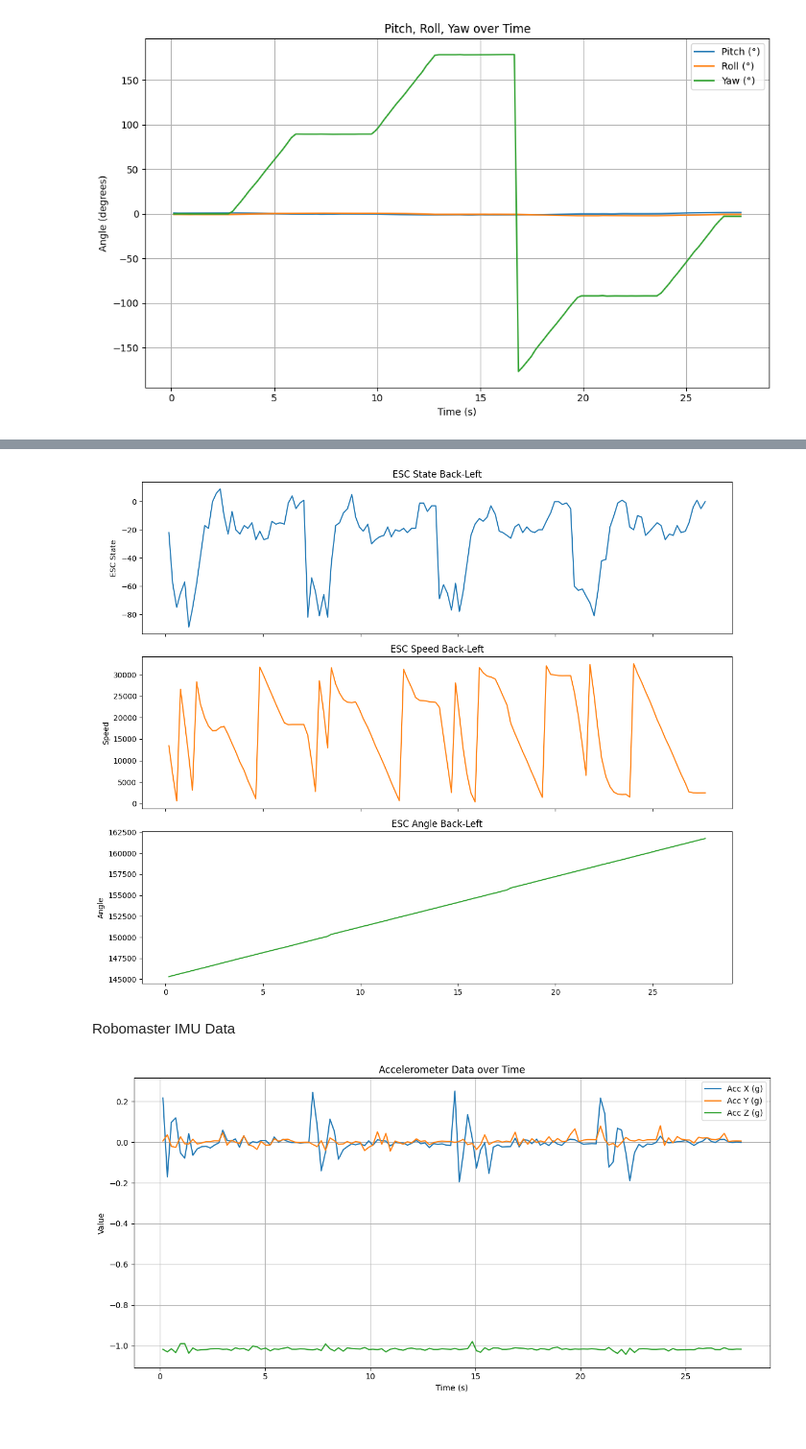
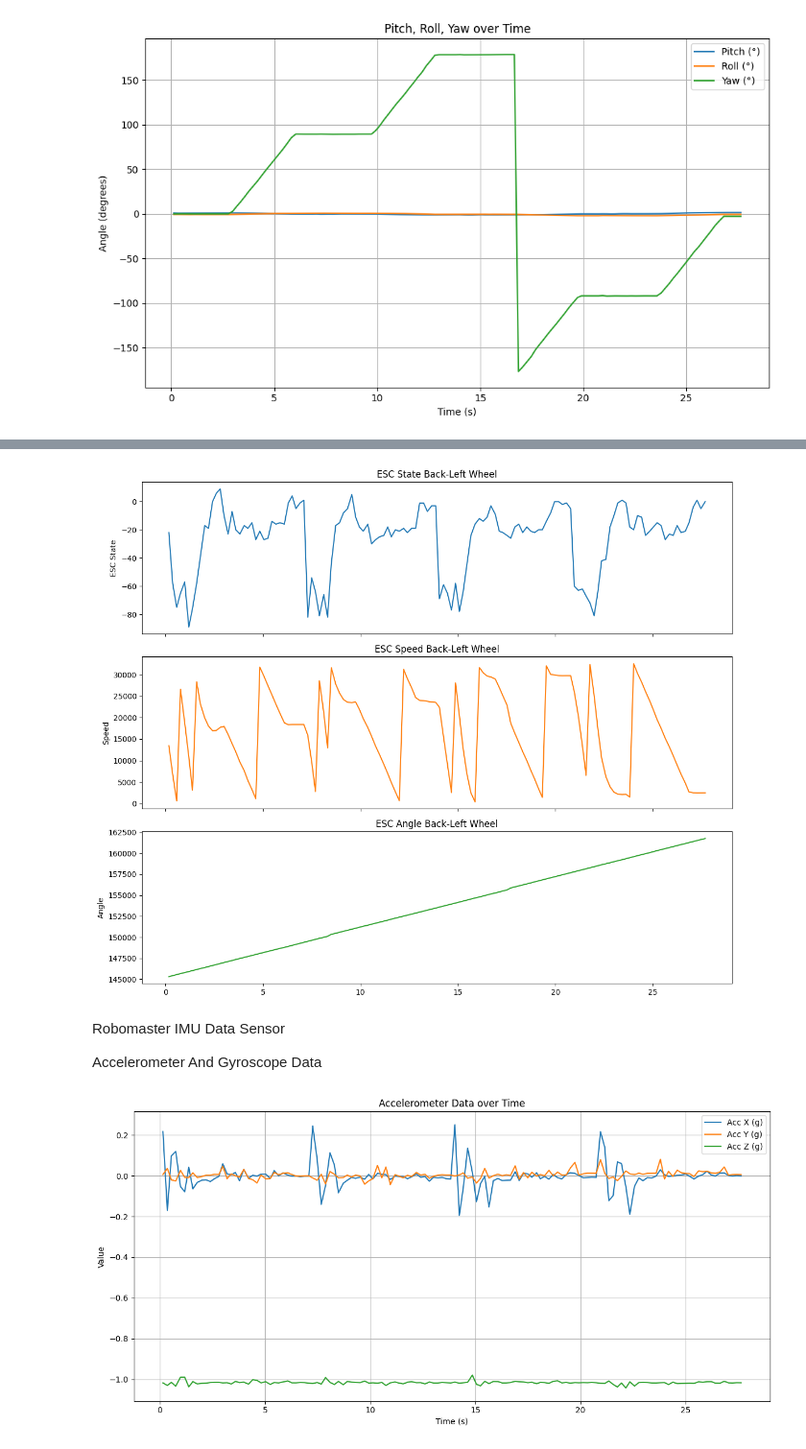
Before and after one commit to Peeranatz/Bout_Robot, a Jupyter notebook: example_1/bouding_bout.ipynb, the cells around one changed output, grey strips where cells are left out. Shown at 96% size. Cells and saved outputs as stored; diff of their text form; code cells hidden in the pictures.

```diff
--- a/example_1/bouding_bout.ipynb
+++ b/example_1/bouding_bout.ipynb
@@ -122,34 +124,36 @@ plt.show()
 # %%
 import pandas as pd
 import matplotlib.pyplot as plt
 
 # Load the data
 data = pd.read_csv(r"csv_3\robomaster_esc_data.csv")
 
 fig, axs = plt.subplots(3, 1, figsize=(12, 10), sharex=True)
 
 # Plot esc_state_fr
 axs[0].plot(data["timestamp"], data["esc_state_bl"], color="tab:blue")
 axs[0].set_ylabel("ESC State")
-axs[0].set_title("ESC State Back-Left")
+axs[0].set_title("ESC State Back-Left Wheel")
 
 # Plot esc_speed_fr
 axs[1].plot(data["timestamp"], data["esc_speed_bl"], color="tab:orange")
 axs[1].set_ylabel("Speed")
-axs[1].set_title("ESC Speed Back-Left")
+axs[1].set_title("ESC Speed Back-Left Wheel")
 
 # Plot esc_angle_fr
 axs[2].plot(data["timestamp"], data["esc_angle_bl"], color="tab:green")
 axs[2].set_ylabel("Angle")
-axs[2].set_title("ESC Angle Back-Left")
+axs[2].set_title("ESC Angle Back-Left Wheel")
 
 
 plt.tight_layout()
 plt.show()
 # %% [output]
-[figure, old version]
+[figure, new version]
 # %% [markdown]
-Robomaster IMU Data
+Robomaster IMU Data Sensor
+
+Accelerometer And Gyroscope Data
 # %%
 import pandas as pd
 import matplotlib.pyplot as plt
```
Also changed, not shown: parts of 6 cells of this notebook, 5 other files.
